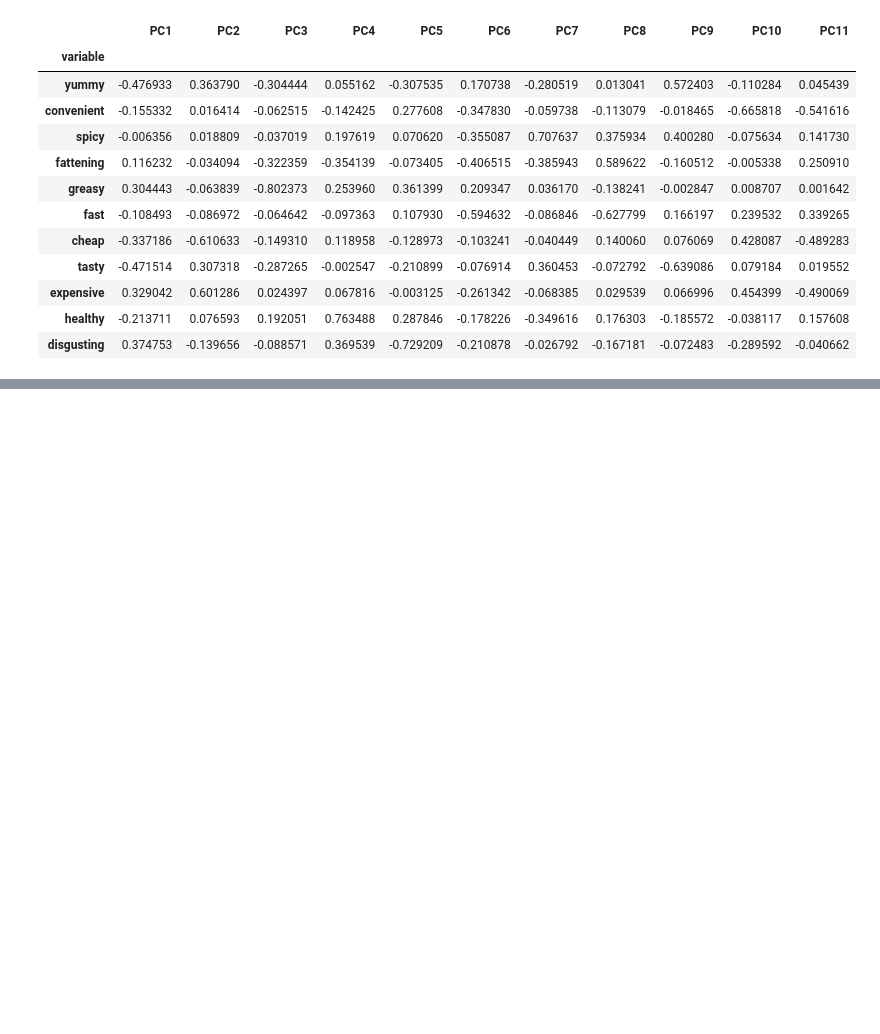
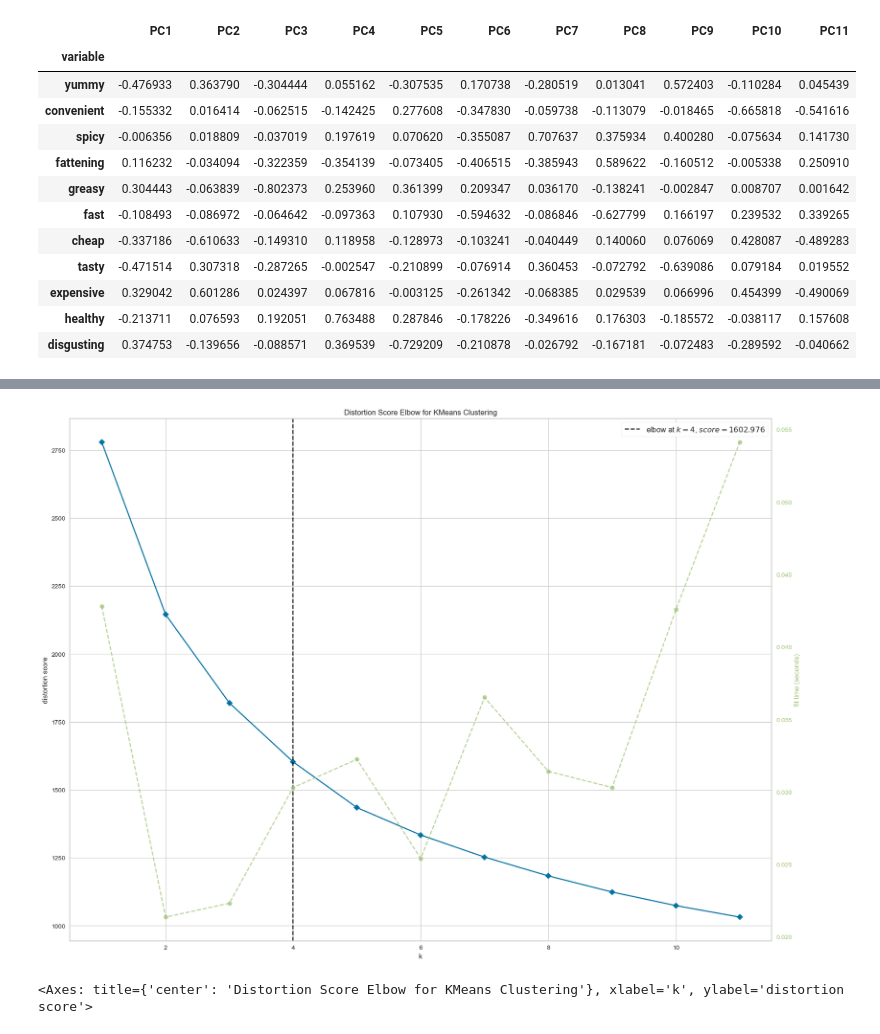
Before and after one commit to rohith4088/EV_SEGMENTATION, a Jupyter notebook: mcdolnads.ipynb, the cells around one changed output, grey strips where cells are left out. Drawn from its saved outputs; the diff is of its cells as text; code cells hidden in the pictures; blank space fills up the shorter version.

Commit message:
completed the segmentation

```diff
--- a/mcdolnads.ipynb
+++ b/mcdolnads.ipynb
@@ -242,0 +228,14 @@ cluster.screeplot(obj=[pc_list, pca.explained_variance_ratio_],show=True,dim=(10
+# %%
+#extracting the segments
+#getting clusterrs using kmeans
+#kmeans: unsupervised non parametric ckustering algo
+#the k value is not needed to be set prehand
+#will find the best value using the elbow method
+from sklearn.cluster import KMeans
+from yellowbrick.cluster import KElbowVisualizer
+m = KMeans()
+vis = KElbowVisualizer(m,k=(1,12)).fit(first_eleven)
+vis.show()
+# %% [output]
+[figure, added]
+<Axes: title={'center': 'Distortion Score Elbow for KMeans Clustering'}, xlabel='k', ylabel='distortion score'>
```
Also changed, not shown: parts of 20 cells of this notebook, 1 other file.
